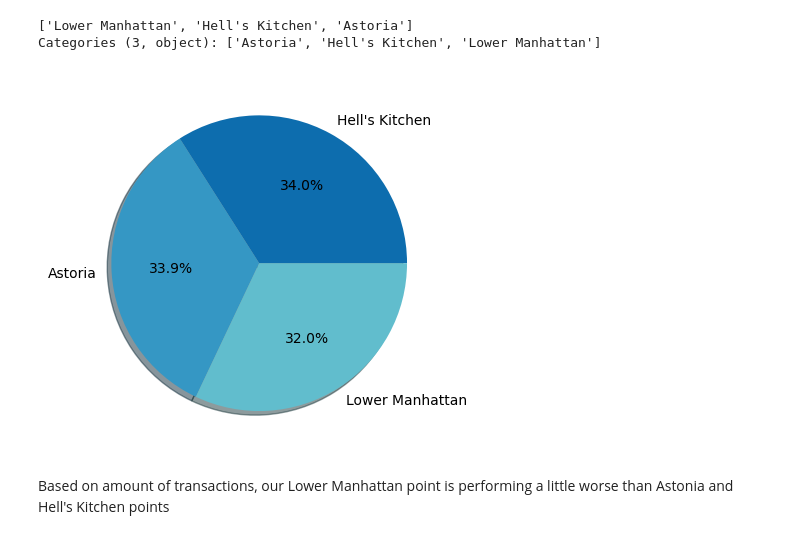
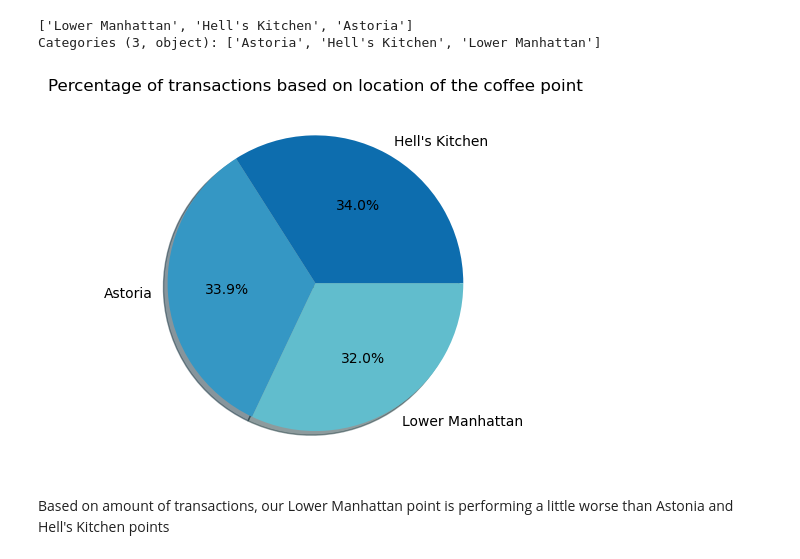
Before and after one commit to kayukovzakhar/coffe-shops, a Jupyter notebook: CoffeeShops.ipynb, the cells around one changed output. Cells and saved outputs as stored; diff of their text form; code cells hidden in the pictures.

```diff
--- a/CoffeeShops.ipynb
+++ b/CoffeeShops.ipynb
@@ -154,8 +155,10 @@ def count_plot(data=df, x_axis = None, y_axis = None, hue=None, top = 5, to_labe
 # %%
 # create function that visualized categorical column using pie plot
 
-def pie_plot(data = df, axis = None):
+def pie_plot(data = df, axis = None, title=None):
     explodeList = [0] * df[axis].nunique()
     # print(explodeList)
     plt.pie(data[axis].value_counts(), labels = data[axis].value_counts().index, shadow = True, autopct = "%1.1f%%")
+    plt.title(title)
+
     plt.show()
@@ -226,9 +226,9 @@ df['store_location'].unique()
 ['Lower Manhattan', 'Hell's Kitchen', 'Astoria']
 Categories (3, object): ['Astoria', 'Hell's Kitchen', 'Lower Manhattan']
 # %%
-pie_plot(axis='store_location')
+pie_plot(axis='store_location', title="Percentage of transactions based on location of the coffee point")
 # %% [output]
-[figure, old version]
+[figure, new version]
 # %% [markdown]
 Based on amount of transactions, our Lower Manhattan point is performing a little worse than Astonia and Hell's Kitchen points
 # %% [markdown]
```
Also changed, not shown: parts of 13 cells of this notebook.
